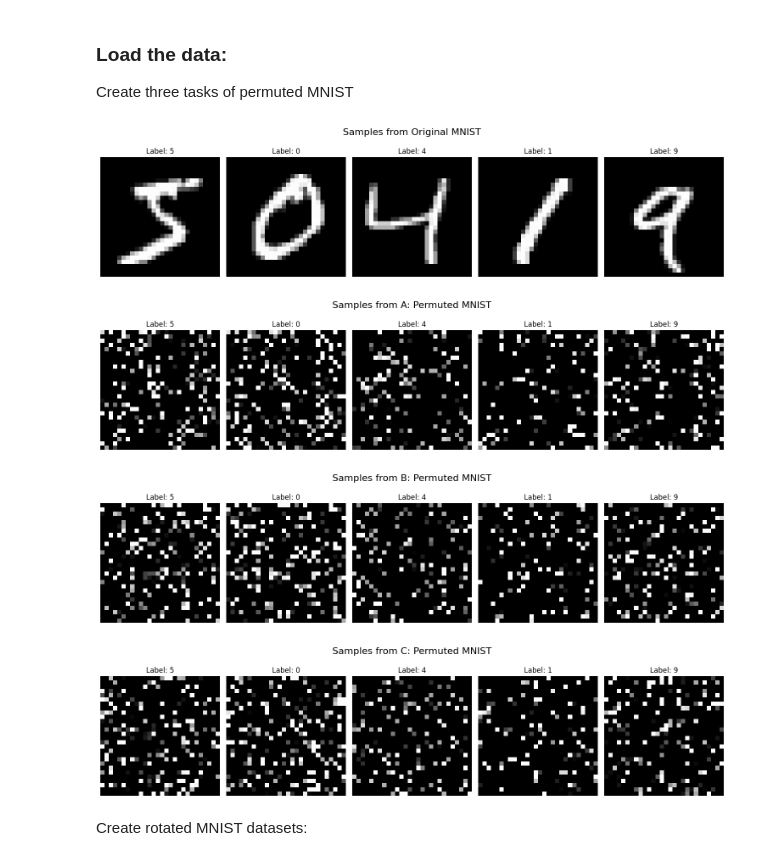
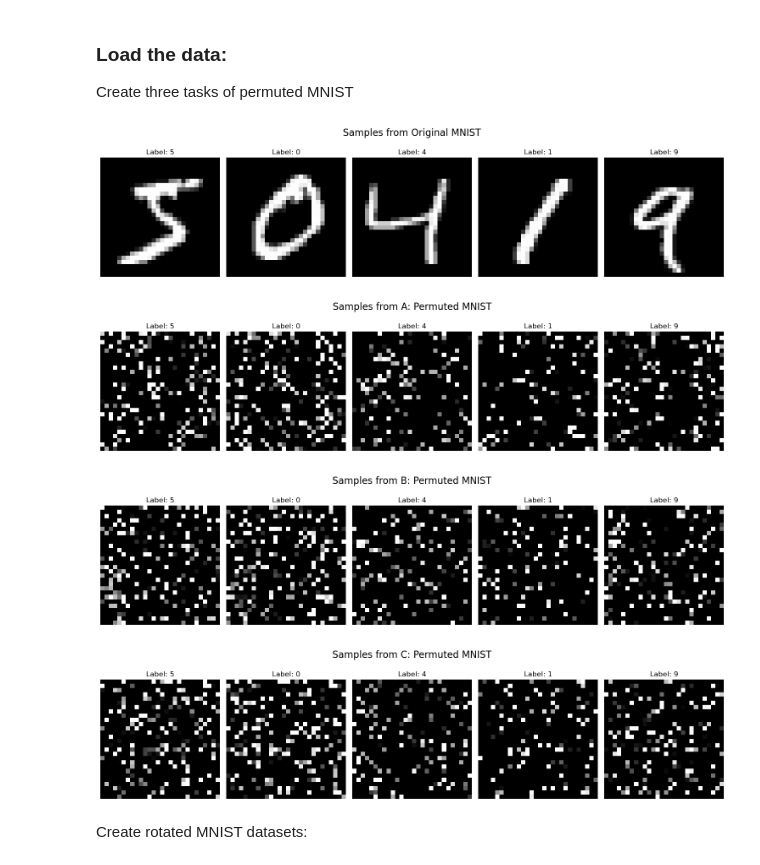
Before and after one commit to LinusCrugnola/foil_project, a Jupyter notebook: project.ipynb, the cells around one changed output. Saved outputs shown, nothing was run; the diff lists cells and outputs as text; code cells hidden in the pictures.

```diff
--- a/project.ipynb
+++ b/project.ipynb
@@ -34,40 +34,44 @@ def create_permuted_mnist(rng):
     ])
     train_dataset = datasets.MNIST('./data', train=True, download=True, transform=transform)
     test_dataset = datasets.MNIST('./data', train=False, download=True, transform=transform)
     return train_dataset, test_dataset
 
 # Fix a single seed
 seed = 42
 rng = np.random.RandomState(seed)
 
 # Create permuted tasks
 Original_MNIST = Task(name="Original MNIST", train=mnist_train, test=mnist_test)
-perm_tasks = [
-    Task(name="A: Permuted MNIST", train=create_permuted_mnist(rng)[0], test=create_permuted_mnist(rng)[1]),
-    Task(name="B: Permuted MNIST", train=create_permuted_mnist(rng)[0], test=create_permuted_mnist(rng)[1]),
-    Task(name="C: Permuted MNIST", train=create_permuted_mnist(rng)[0], test=create_permuted_mnist(rng)[1])
-]
+
+def create_permuted_tasks(rng, num_tasks):
+    perm_tasks = []
+    for i in range(num_tasks):
+        train, test = create_permuted_mnist(rng)
+        perm_tasks.append(Task(name=f"{chr(i+65)}: Permuted MNIST", train=train, test=test))
+    return perm_tasks
+
+perm_tasks = create_permuted_tasks(rng, 3)
 
 for task in [Original_MNIST] + perm_tasks:
     loader = DataLoader(task.train, batch_size=5, shuffle=False)
     data_iter = iter(loader)
     images, labels = next(data_iter)
 
     fig, axes = plt.subplots(1, 5, figsize=(15, 4))
     for j in range(5):
         axes[j].imshow(images[j].squeeze(0), cmap="gray")
         axes[j].set_title(f"Label: {labels[j].item()}")
         axes[j].axis("off")
 
     fig.suptitle(f"Samples from {task.name}", fontsize=16)
     fig.tight_layout()
 
     plt.show()
 # %% [output]
 [figure]
 [figure]
-[figure, old version]
+[figure, new version]
-[figure, old version]
+[figure, new version]
 # %% [markdown]
 Create rotated MNIST datasets:
 # %%
```
Also changed, not shown: parts of 4 cells of this notebook.
